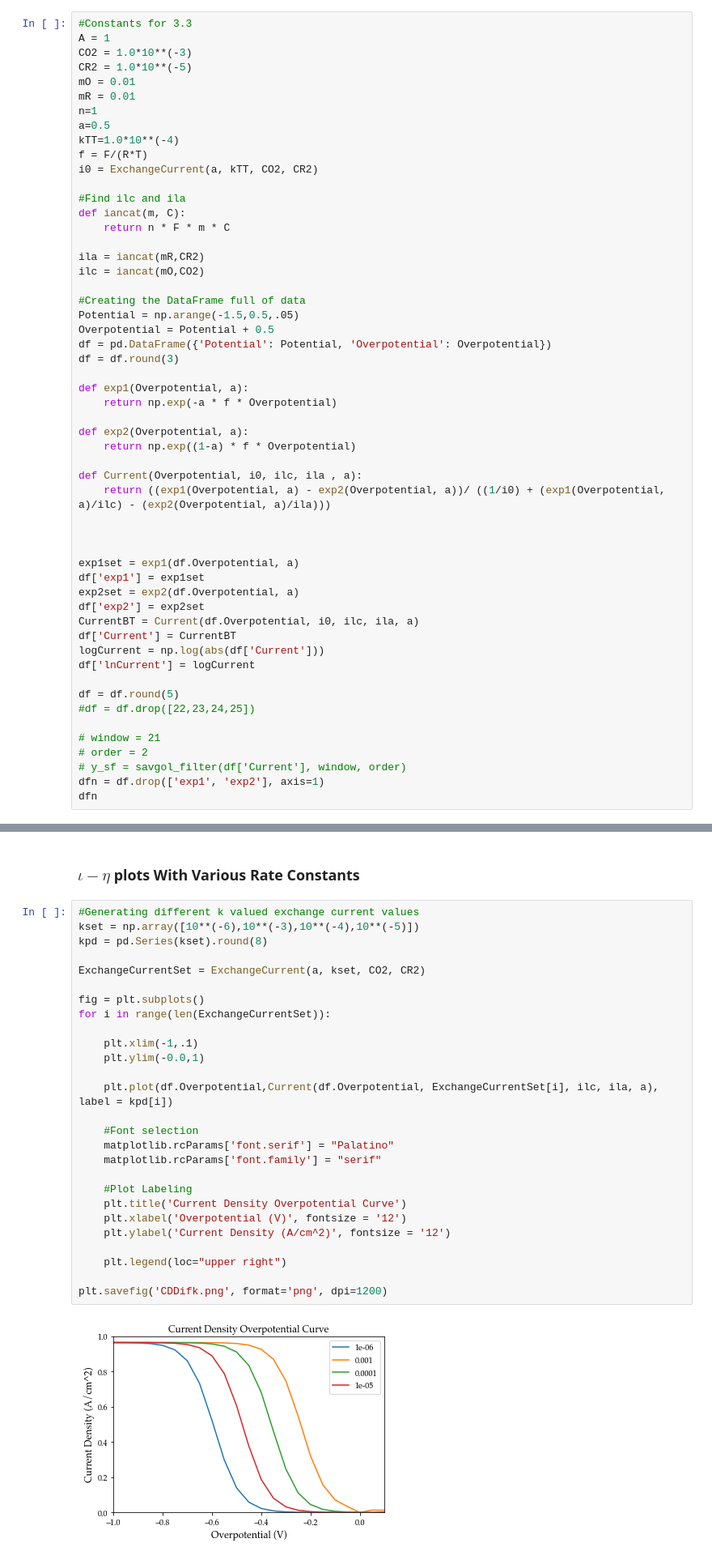
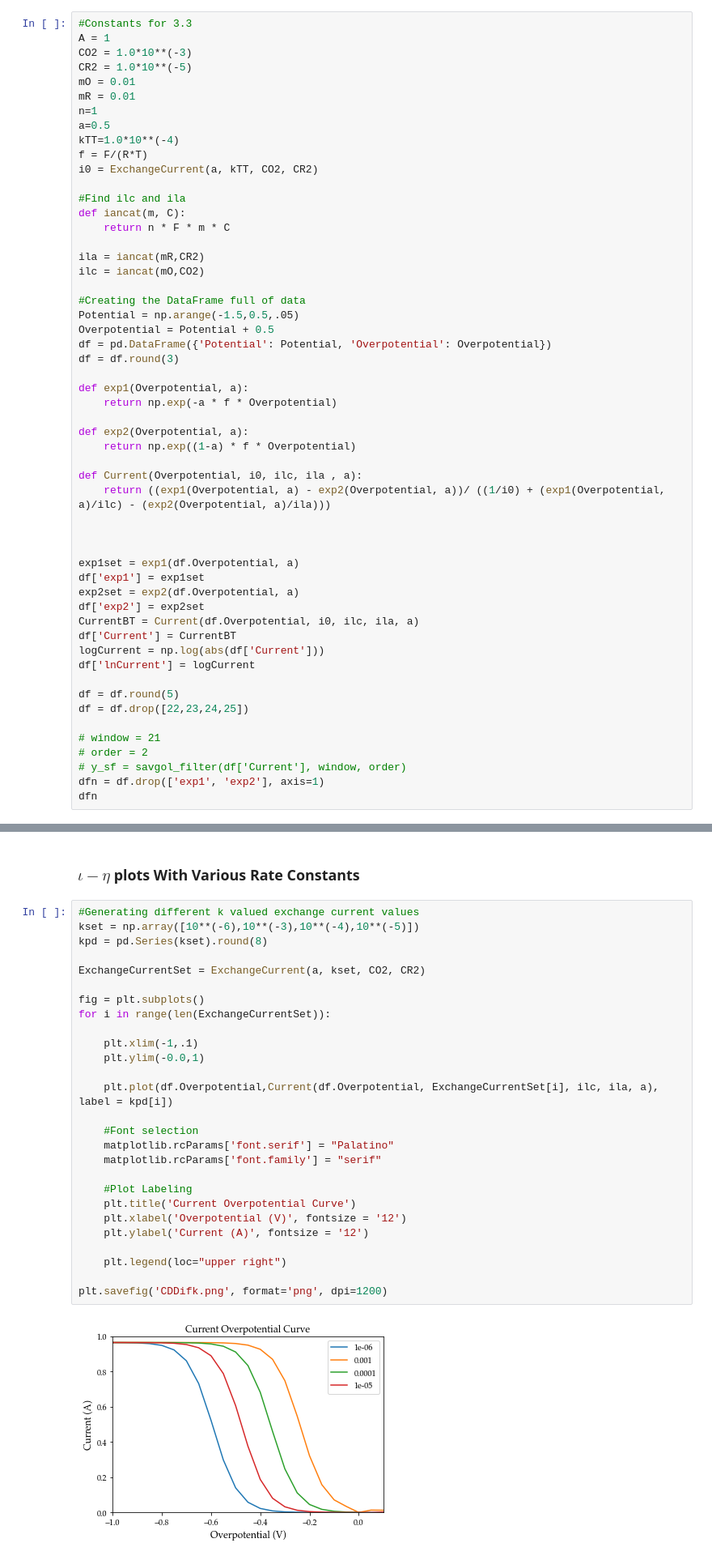
Before and after one commit to jmsieffer/ChemPhysicsMisc, a Jupyter notebook: ChemPhysicsMisc/MiscScienceScripts/ButlerVolmer.ipynb, the cells around one changed output, grey strips where cells are left out. Shown at 81% size. Saved outputs shown, nothing was run; the diff lists cells and outputs as text.

Commit message:
Fixed CuOvPo Behaviour, Remade Graphs

```diff
--- a/ChemPhysicsMisc/MiscScienceScripts/ButlerVolmer.ipynb
+++ b/ChemPhysicsMisc/MiscScienceScripts/ButlerVolmer.ipynb
@@ -160,7 +163,7 @@ logCurrent = np.log(abs(df['Current']))
 df['lnCurrent'] = logCurrent
 
 df = df.round(5)
-#df = df.drop([22,23,24,25])
+df = df.drop([22,23,24,25])
 
 # window = 21
 # order = 2
@@ -233,32 +236,32 @@ fig.savefig('lnCDI.png', format='png', dpi=1200)
 # %%
 #Generating different k valued exchange current values
 kset = np.array([10**(-6),10**(-3),10**(-4),10**(-5)])
 kpd = pd.Series(kset).round(8)
 
 ExchangeCurrentSet = ExchangeCurrent(a, kset, CO2, CR2)
 
 fig = plt.subplots()
 for i in range(len(ExchangeCurrentSet)):
 
     plt.xlim(-1,.1)
     plt.ylim(-0.0,1)
 
     plt.plot(df.Overpotential,Current(df.Overpotential, ExchangeCurrentSet[i], ilc, ila, a), label = kpd[i])
 
     #Font selection
     matplotlib.rcParams['font.serif'] = "Palatino"
     matplotlib.rcParams['font.family'] = "serif"
 
     #Plot Labeling
-    plt.title('Current Density Overpotential Curve')
+    plt.title('Current Overpotential Curve')
     plt.xlabel('Overpotential (V)', fontsize = '12')
-    plt.ylabel('Current Density (A/cm^2)', fontsize = '12')
+    plt.ylabel('Current (A)', fontsize = '12')
 
     plt.legend(loc="upper right")
 
 plt.savefig('CDDifk.png', format='png', dpi=1200)
 # %% [output]
-[figure, old version]
+[figure, new version]
 # %% [markdown]
 ### $\iota - \eta $ plots With Various Alpha Values
 # %%
```
Also changed, not shown: parts of 6 cells of this notebook, 6 other files.
